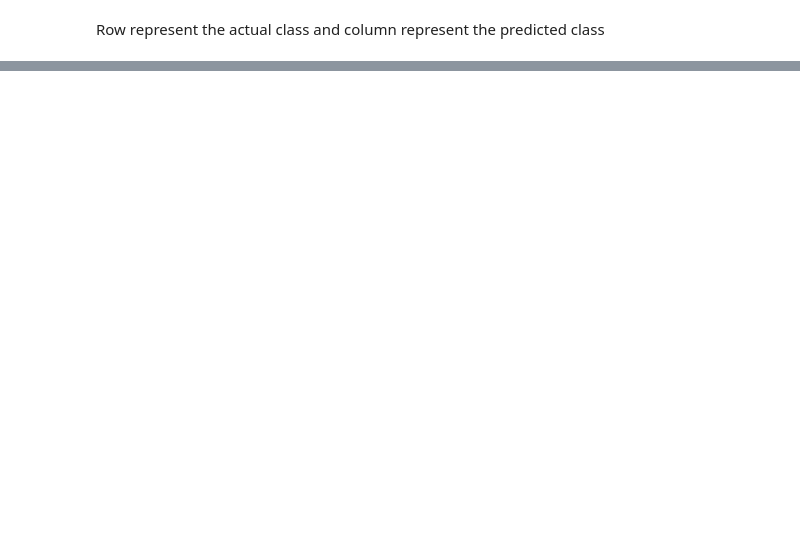
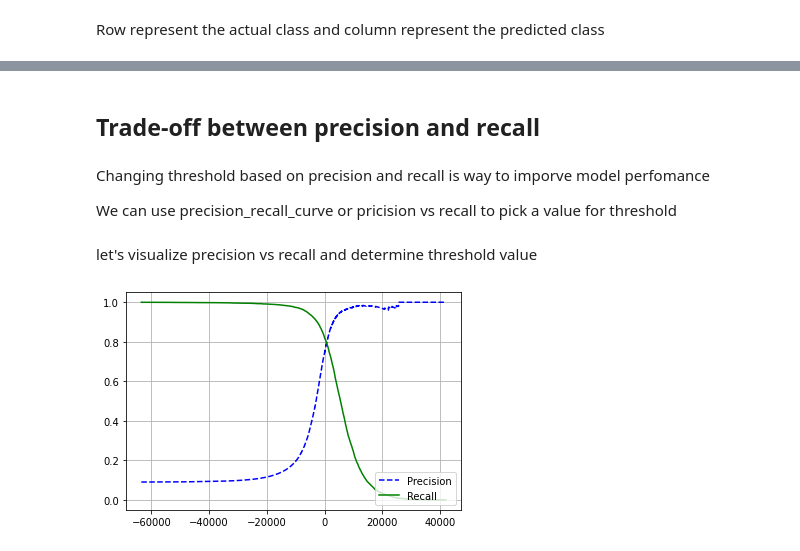
Before and after one commit to saheen-ahamed/mnist-hand-written-digit-classification, a Jupyter notebook: MNIST-digit-classifier.ipynb, the cells around one changed output, grey strips where cells are left out. Saved outputs shown, nothing was run; the diff lists cells and outputs as text; code cells hidden in the pictures; blank space fills up the shorter version.

Commit message:
explored presicion vs recall trade-off, try to determine minimum threshold which give highest precision and recall scores and compared SGDclassifier/RandomForestClassifier algorithms with ROC and AOC

```diff
--- a/MNIST-digit-classifier.ipynb
+++ b/MNIST-digit-classifier.ipynb
@@ -170,0 +178,23 @@ f1_score(y_train_5, y_train_pred)
+# %% [markdown]
+## Trade-off between precision and recall
+# %% [markdown]
+Changing threshold based on precision and recall is way to imporve model perfomance
+
+We can use precision_recall_curve or pricision vs recall to pick a value for threshold
+# %% [markdown]
+let's visualize precision vs recall and determine threshold value
+# %%
+from sklearn.metrics import precision_recall_curve
+
+# using decision_function method we can get an array of score
+y_scores = cross_val_predict(sgd_classifier, X_train, y_train_5, cv=3,
+    method="decision_function")
+
+precisions, recalls, thresholds = precision_recall_curve(y_train_5, y_scores)
+plt.plot(thresholds, precisions[:-1], "b--", label="Precision")
+plt.plot(thresholds, recalls[:-1], "g-", label="Recall")
+plt.legend(loc='lower right')
+plt.grid('true')
+plt.show()
+# %% [output]
+[figure, added]
```
Also changed, not shown: parts of 36 cells of this notebook.
